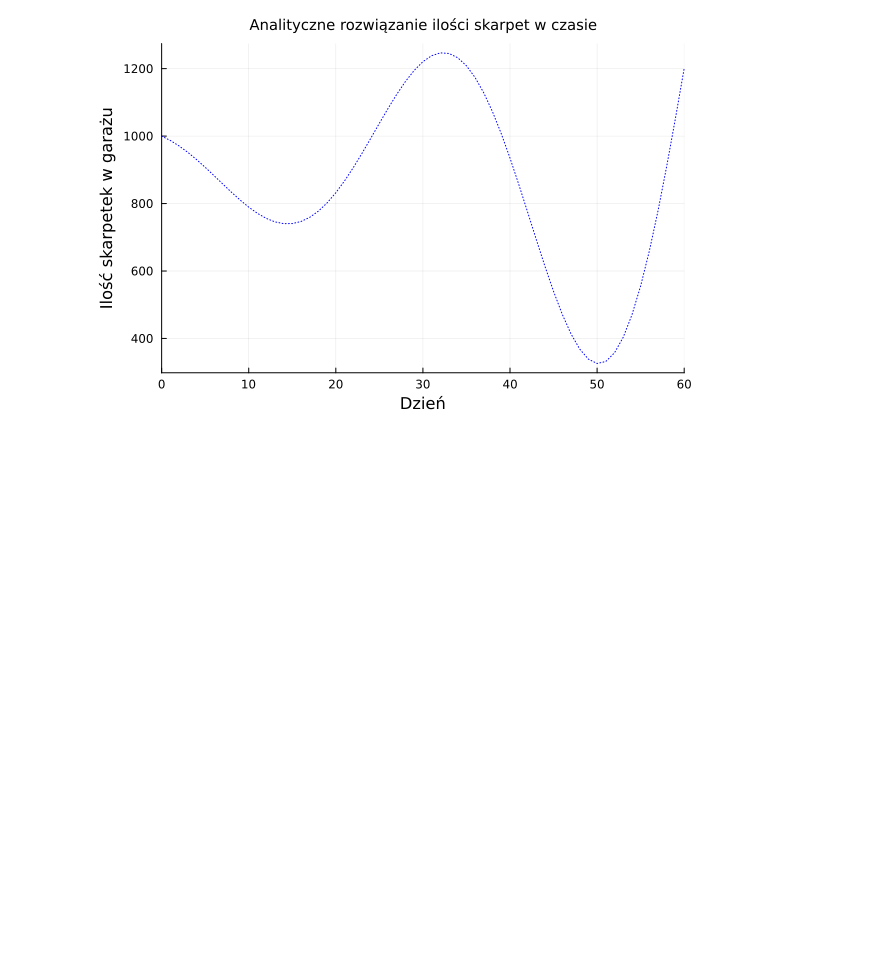
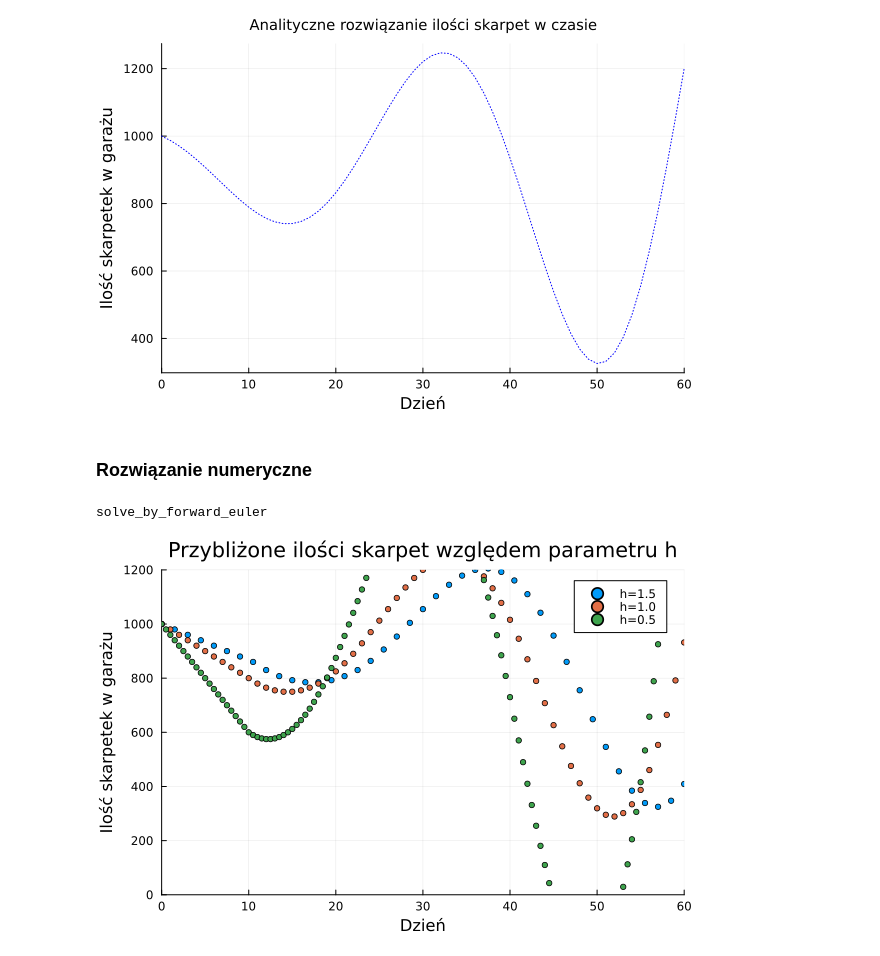
Before and after one commit to piotrczech/optimization-of-inventory-deliveries, a Jupyter notebook: main.ipynb, the cells around one changed output. Cells and saved outputs as stored; diff of their text form; code cells hidden in the pictures; blank space fills up the shorter version.

```diff
--- a/main.ipynb
+++ b/main.ipynb
@@ -312,7 +312,13 @@ Returns:
 - A function f(t, I)
 """
 function get_f(Iₜ::Int, T::Int, D₀::Int)::Function
-    return (t, I) -> ((Iₜ - I) / T) - D₀
+    return function(t, I)
+        if (t < 0)
+            return -D₀
+        else
+            return ((Iₜ - I) / T) - D₀
+        end
+    end
 end
 # %% [output]
 get_f
@@ -1549,3 +1555,75 @@ x_values_analytic_delay, y_values_analytic_delay = solve_delay_by_analytical_sol
 plot(x_values_analytic_delay, y_values_analytic_delay, label="", color="blue", linestyle=:dot, xlabel="Dzień", ylabel="Ilość skarpetek w garażu", title="Analityczne rozwiązanie ilości skarpet w czasie", grid=true, xlims=(day_start, day_end), titlefontsize=10)
 # %% [output]
 [figure]
+# %% [markdown]
+### Rozwiązanie numeryczne
+# %%
+"""
+    solve_by_forward_euler(f::Function, y₀::Number, x₀::Int, xₙ::Int, h::Float64)
+
+Solves an ordinary differential equation using the forward Euler method.
+
+Parameters:
+- `f`: Function representing the derivative function: y'(x) = f(x, y)
+- `y₀`: Initial condition
+- `x₀`: Lower bound for x, where x ∈ [x₀, xₙ]
+- `xₙ`: Upper bound for x, where x ∈ [x₀, xₙ]
+- `h`: Step size
+
+Returns:
+- `x_values`: Array with x values corresponding to each step.
+- `y_values`: Array with approximated values of the given function.
+"""
+function solve_by_forward_euler(
+    f::Function,
+    τ::Int,
+    y₀::Number,
+    x₀::Int,
+    xₙ::Int,
+    h::Float64
+)::Tuple{Vector{Float64}, Vector{Float64}}
+    n = round(Int, (xₙ - x₀) / h)
+    delayed_index = round(Int, τ / h)
+
+    y_values = zeros(n + 1)
+    x_values = zeros(n + 1)
+
+    x_values[1] = x₀
+    y_values[1] = y₀
+
+    for index in 1:n
+        x_values[index + 1] = x_values[index] + h
+
+        if index > delayed_index
+            y_values[index + 1] = y_values[index] + h * f(x_values[index], y_values[index - delayed_index])
+        else
+            y_values[index + 1] = y_values[index] + f(-1, y_values[index])
+        end
+    end
+
+    return x_values, y_values
+end
+# %% [output]
+solve_by_forward_euler
+# %%
+#starting variables
+Iₜ = 1000
+I₀ = 1000
+τ = 10
+T = 4
+D₀ = 20
+
+day_start = 0
+day_end = 60
+
+f = get_f(Iₜ, T, D₀)
+
+x_values_h1, y_values_h1 = solve_by_forward_euler(f, τ, I₀, day_start, day_end, 1.5)
+x_values_h2, y_values_h2 = solve_by_forward_euler(f, τ, I₀, day_start, day_end, 1.0)
+x_values_h3, y_values_h3 = solve_by_forward_euler(f, τ, I₀, day_start, day_end, 0.5)
+
+scatter(x_values_h1, y_values_h1, label="h=1.5", markersize=3, xlabel="Dzień", ylabel="Ilość skarpetek w garażu", title="Przybliżone ilości skarpet względem parametru h", grid=true, xlims=(day_start, day_end), ylims=(0, 1200))
+scatter!(x_values_h2, y_values_h2, label="h=1.0", markersize=3)
+scatter!(x_values_h3, y_values_h3, label="h=0.5", markersize=3)
+# %% [output]
+[figure, added]
```
Also changed, not shown: parts of 2 cells of this notebook.
